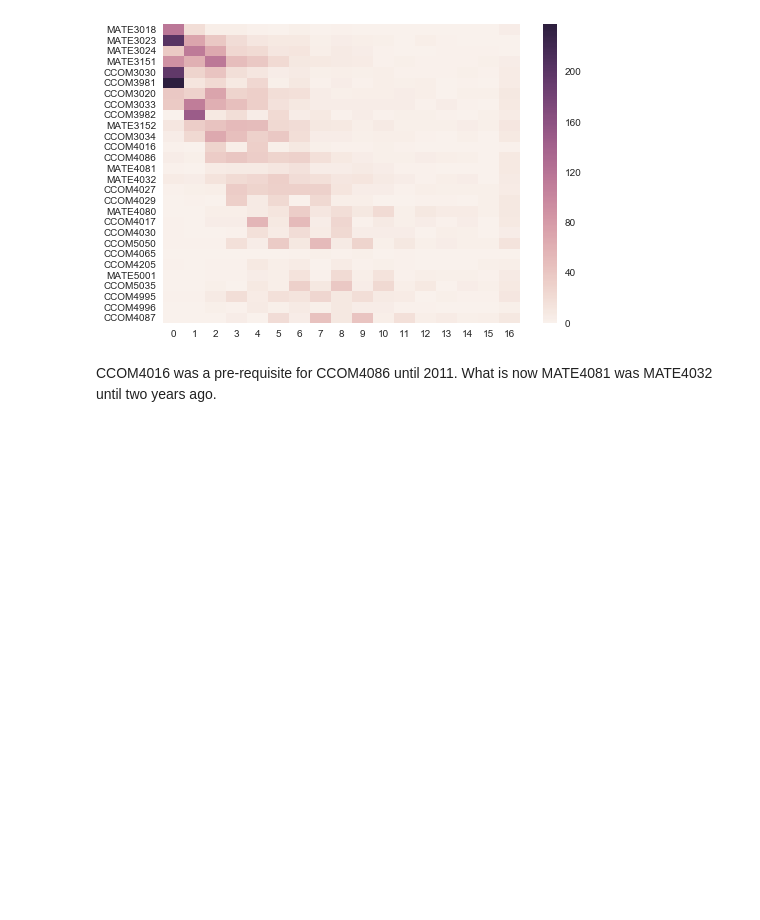
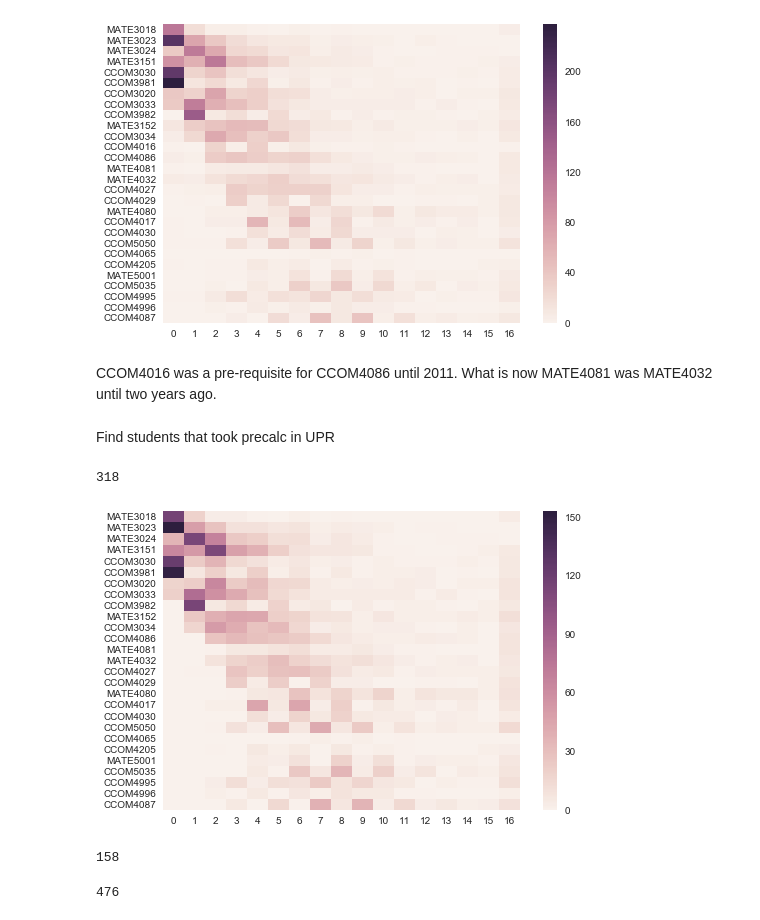
Before and after one commit to humberto-ortiz/stumap, a Jupyter notebook: stumap.ipynb, the cells around one changed output. Cells and saved outputs as stored; diff of their text form; code cells hidden in the pictures; blank space fills up the shorter version.

Commit message:
Separate precalc and calc admissions

```diff
--- a/stumap.ipynb
+++ b/stumap.ipynb
@@ -332,3 +332,19 @@ ax = sns.heatmap(heatmap(clean(sequences, prog2011), prog2011),cmap = None)
 [figure]
 # %% [markdown]
 CCOM4016 was a pre-requisite for CCOM4086 until 2011. What is now MATE4081 was MATE4032 until two years ago.
+# %% [markdown]
+Find students that took precalc in UPR
+# %%
+def took(courses, course):
+    "Return true if student took a given course"
+    return course in list(map(lambda row: row[0], courses))
+# %%
+precalc_stu = {k: v for k, v in sequences.items() if (took(v, 'MATE3018') or took(v, 'MATE3024'))}
+# %%
+len(dict(precalc_stu))
+# %% [output]
+318
+# %%
+ax = sns.heatmap(heatmap(clean(precalc_stu, prog2016), prog2016),cmap = None)
+# %% [output]
+[figure, added]
@@ -334,0 +353,8 @@ CCOM4016 was a pre-requisite for CCOM4086 until 2011. What is now MATE4081 was M
+# %%
+len(calc_stu)
+# %% [output]
+158
+# %%
+318+158 # sanity check, do I still have all the students?
+# %% [output]
+476
```
Also changed, not shown: parts of 8 cells of this notebook.
